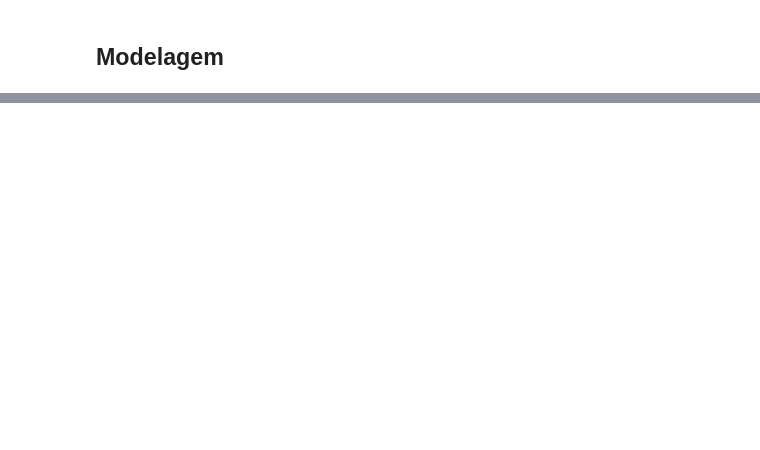
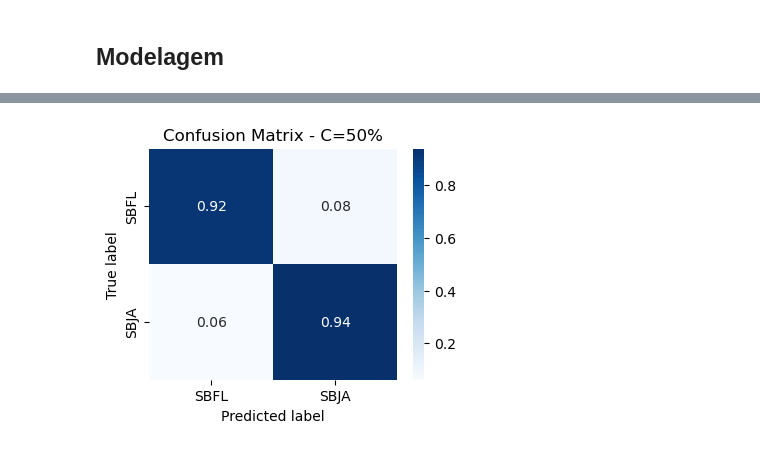
Before and after one commit to gcosta22/Competicao_Intramodal_SC, a Jupyter notebook: Modelo_intramodal.ipynb, the cells around one changed output, grey strips where cells are left out. Saved outputs shown, nothing was run; the diff lists cells and outputs as text; code cells hidden in the pictures; blank space fills up the shorter version.

```diff
--- a/Modelo_intramodal.ipynb
+++ b/Modelo_intramodal.ipynb
@@ -650,0 +184,8 @@ files.download("/content/modelo_resultados_proj.xlsx")
+# %%
+#Ajuste ficou bem melhor!
+class_names = ['SBFL', 'SBJA']
+cnf_matrix = confusion_matrix(y_test, y_pred_adjusted, labels=[1, 0])
+plot_confusion_matrix(cnf_matrix, classes=class_names,
+                     title='Confusion Matrix - C=50%', normalize=True)
+# %% [output]
+[figure, added]
```
Also changed, not shown: parts of 65 cells of this notebook.
